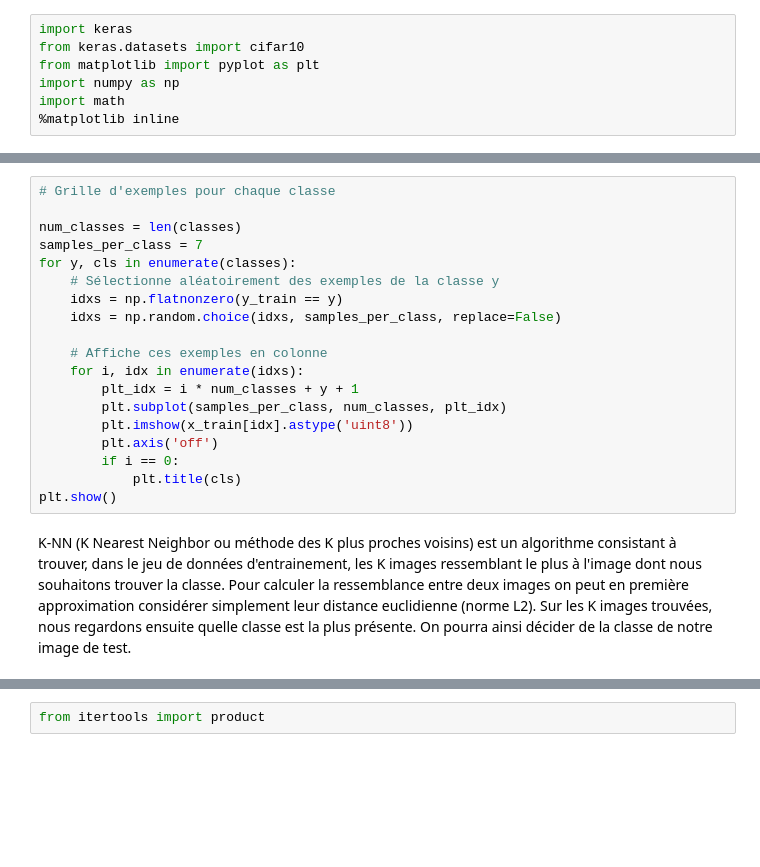
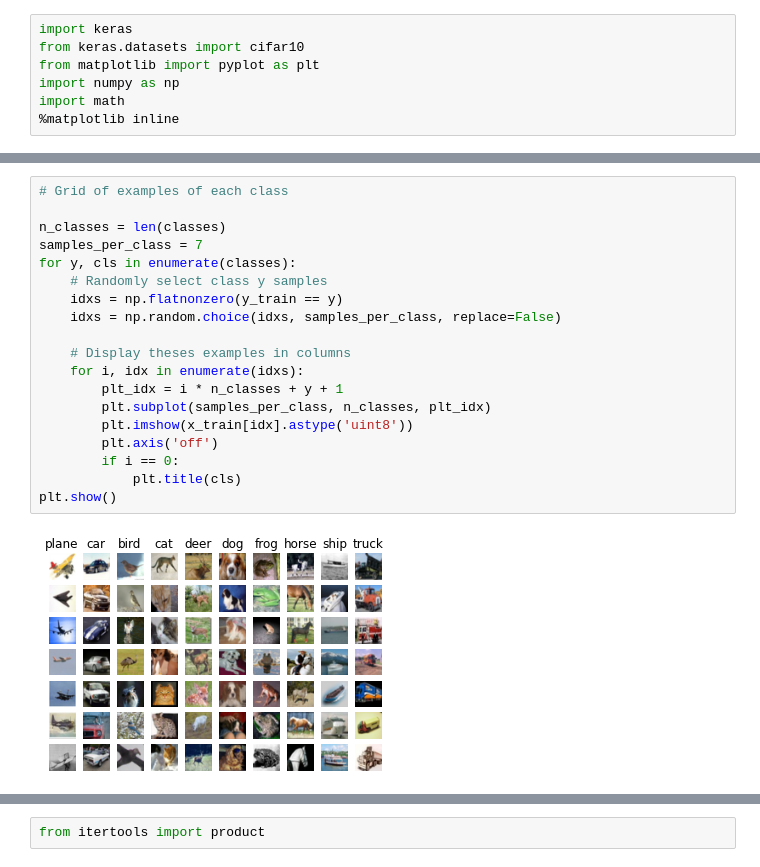
Before and after one commit to Dillane01/tutorials, a Jupyter notebook: notebooks/session-1.ipynb, the cells around one changed output, grey strips where cells are left out. Drawn from its saved outputs; the diff is of its cells as text; blank space fills up the shorter version.

```diff
--- a/notebooks/session-1.ipynb
+++ b/notebooks/session-1.ipynb
@@ -32,21 +41,21 @@ print("Qui appartient à la classe {} ({})".format(class_indx, classes[class_ind
 # %%
-# Grille d'exemples pour chaque classe
+# Grid of examples of each class
 
-num_classes = len(classes)
+n_classes = len(classes)
 samples_per_class = 7
 for y, cls in enumerate(classes):
-    # Sélectionne aléatoirement des exemples de la classe y
+    # Randomly select class y samples
     idxs = np.flatnonzero(y_train == y)
     idxs = np.random.choice(idxs, samples_per_class, replace=False)
 
-    # Affiche ces exemples en colonne
+    # Display theses examples in columns
     for i, idx in enumerate(idxs):
-        plt_idx = i * num_classes + y + 1
-        plt.subplot(samples_per_class, num_classes, plt_idx)
+        plt_idx = i * n_classes + y + 1
+        plt.subplot(samples_per_class, n_classes, plt_idx)
         plt.imshow(x_train[idx].astype('uint8'))
         plt.axis('off')
         if i == 0:
             plt.title(cls)
 plt.show()
+# %% [output]
+[figure, added]
-# %% [markdown]
-K-NN (K Nearest Neighbor ou méthode des K plus proches voisins) est un algorithme consistant à trouver, dans le jeu de données d'entrainement, les K images ressemblant le plus à l'image dont nous souhaitons trouver la classe. Pour calculer la ressemblance entre deux images on peut en première approximation considérer simplement leur distance euclidienne (norme L2). Sur les K images trouvées, nous regardons ensuite quelle classe est la plus présente. On pourra ainsi décider de la classe de notre image de test.
```
Also changed, not shown: parts of 32 cells of this notebook.
